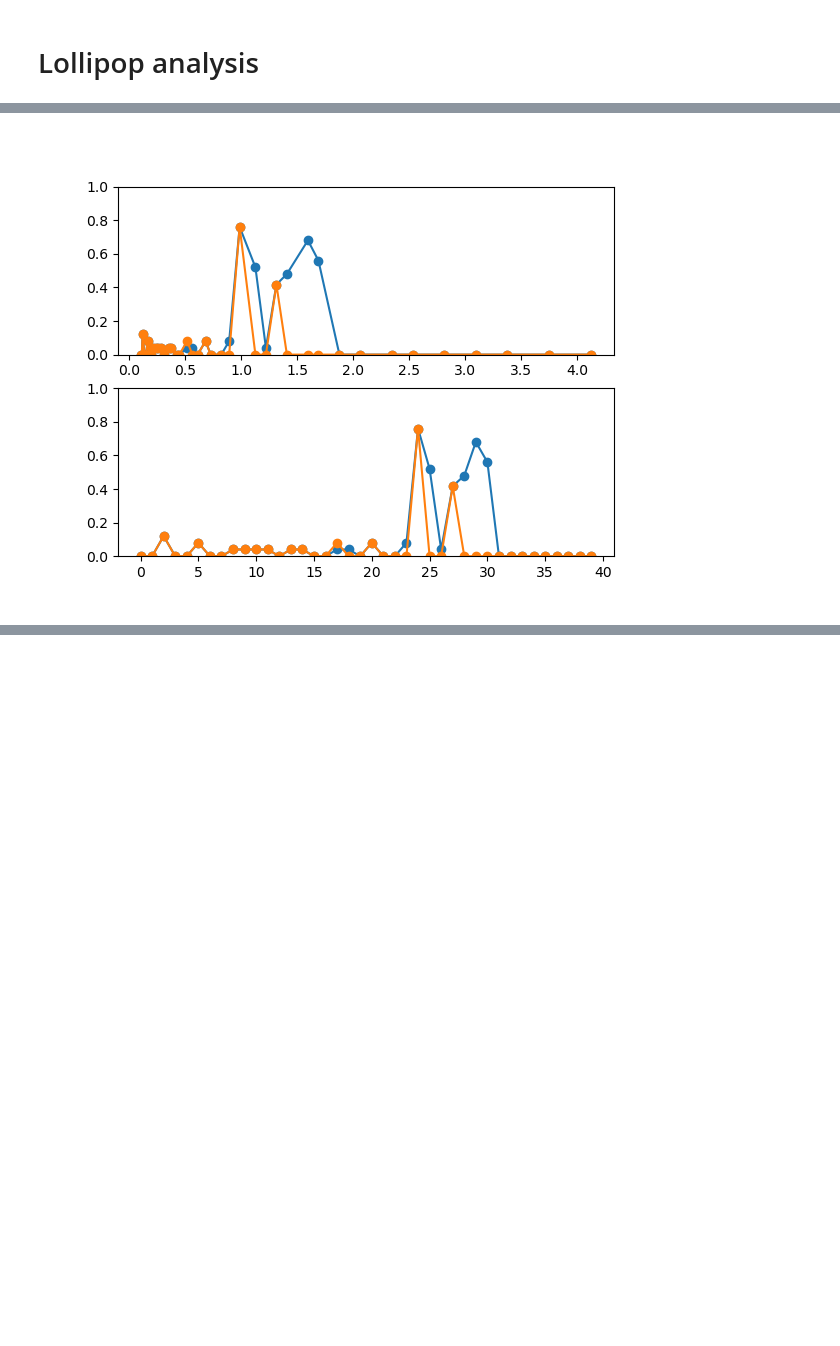
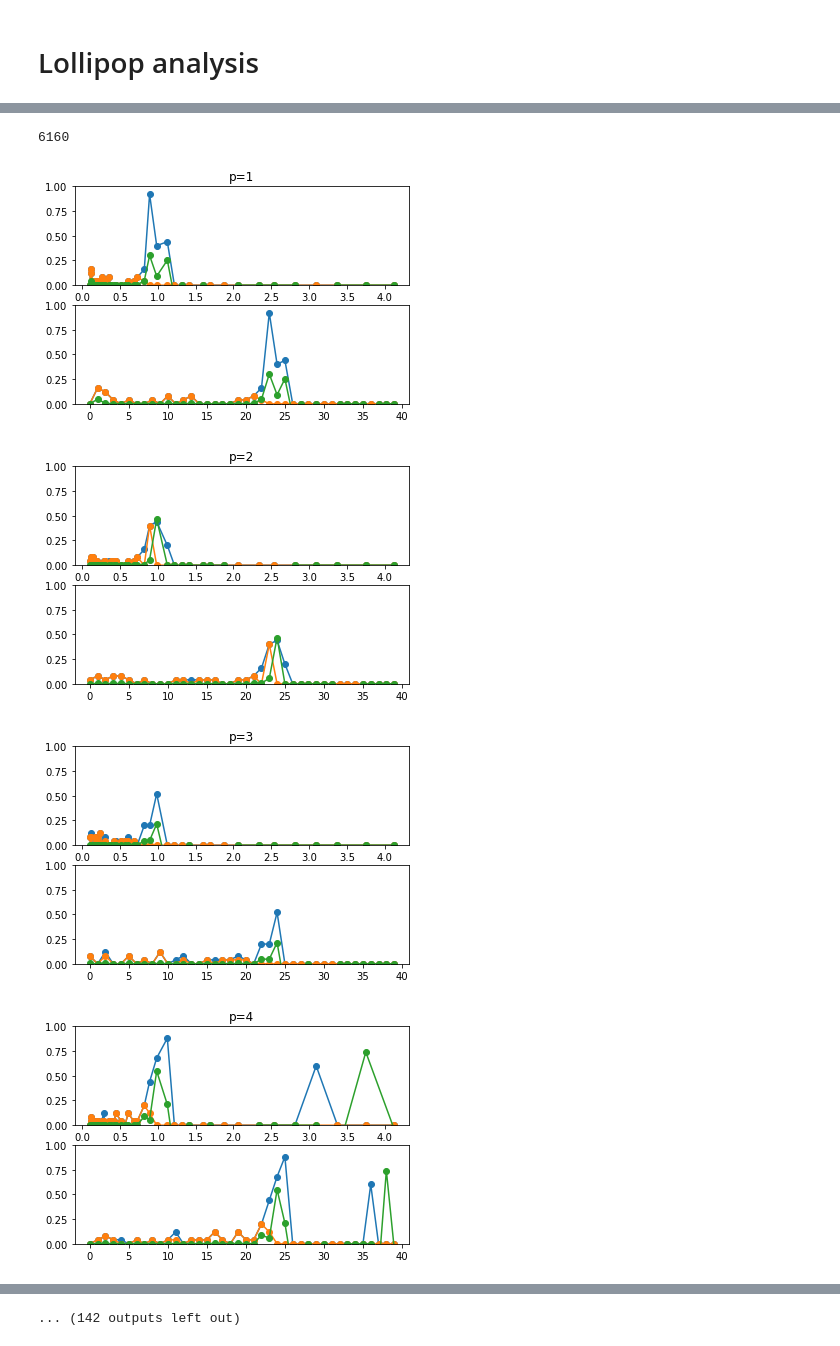
Before and after one commit to jefe-jeff/g-sort, a Jupyter notebook: scripts/post-process/bootstrap_error_analysis.ipynb, the cells around one changed output, grey strips where cells are left out. Cells and saved outputs as stored; diff of their text form; code cells hidden in the pictures; blank space fills up the shorter version.

```diff
--- a/scripts/post-process/bootstrap_error_analysis.ipynb
+++ b/scripts/post-process/bootstrap_error_analysis.ipynb
@@ -72,13 +73,13 @@ n = 4237
 # %%
 vcd = get_vision_data(ANALYSIS_BASE, dataset, wnoise)
 # %%
-relevant_movies, total_probs, edge_probs, clusters, edges, electrodes = get_bootstrap_information(ANALYSIS_BASE, gsort_path,dataset, estim, "",p,n, electrodes_stored = False)
+relevant_movies, total_probs, edge_probs, clusters, edges, electrodes,num_trials = get_bootstrap_information(ANALYSIS_BASE, gsort_path,dataset, estim, "",ps,n, electrodes_stored = False)
 # %%
 ei = vcd.get_ei_for_cell(n).ei
 noise = vcd.channel_noise
 electrodes = get_significant_electrodes(ei, ['mixed', 'soma'], noise)
 # %%
-dss, dss_stack, num_electrodes, num_samples, movie_stack= get_difference_signals(relevant_movies,clusters,edges,ANALYSIS_BASE, dataset, estim,p, electrodes)
+dss, dss_stack, dss_inds, num_electrodes, num_samples, movie_stack= get_difference_signals(relevant_movies,clusters,edges,ANALYSIS_BASE, dataset, estim, electrodes)
 # %%
 plt.figure()
 ax = plt.subplot(111)
@@ -99,7 +101,8 @@ plot_spike_split_on_electrode(shifted_dss_stack,average_ds, error_stack,average_
 mean_edge_error = get_mean_edge_error(error)
 # %%
 test_set = [i for i in range(len(electrodes))]
-new_edge_probs = get_modified_edge_probs(mean_edge_error, edge_probs,average_error,std_error, 0, test_set)
+factor = 0
+new_edge_probs = get_modified_edge_probs(mean_edge_error, edge_probs,average_error,std_error, factor, test_set)
 # %%
 new_total_probs = np.array([np.sum(p) for p in new_edge_probs])
 # %%
@@ -111,4 +114,16 @@ ax.hist(new_total_probs-total_probs, bins = 20);
+# %%
+len(edge_probs)
+# %% [output]
+6160
+# %%
+test_set = [0,1,2]
+electrode = 0
+factor = 0
+new_instance_probs = get_instance_modified_edge_probs(edge_probs, error, dss_inds, average_error, std_error, factor, test_set,num_trials)
 # %%
-make_lollipop_comparison_plot(relevant_movies, total_probs, new_total_probs, ANALYSIS_BASE,dataset, estim, p, n)
+make_lollipop_comparison_plot(relevant_movies, total_probs, new_total_probs, new_instance_probs, ANALYSIS_BASE,dataset, estim)
 # %% [output]
-[figure, old version]
+[figure, new version]
+[figure, added]
+[figure, added]
+[figure, added]
@@ -114,0 +138 @@ make_lollipop_comparison_plot(relevant_movies, total_probs, new_total_probs, ANA
+... (142 outputs left out)
```
Also changed, not shown: parts of 6 cells of this notebook.
